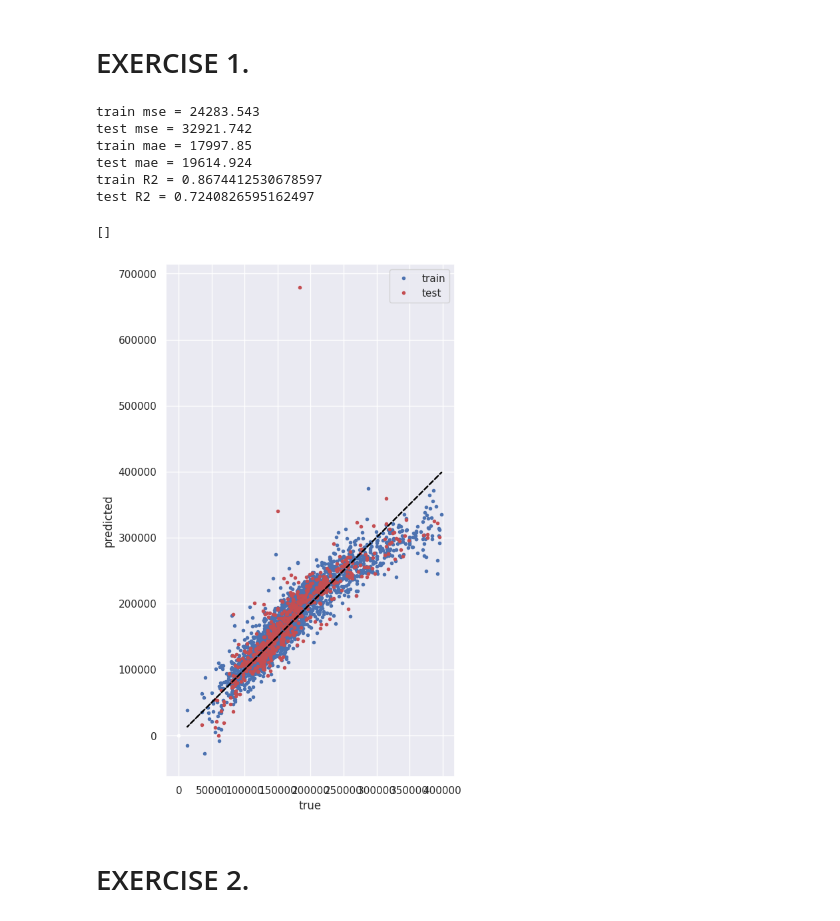
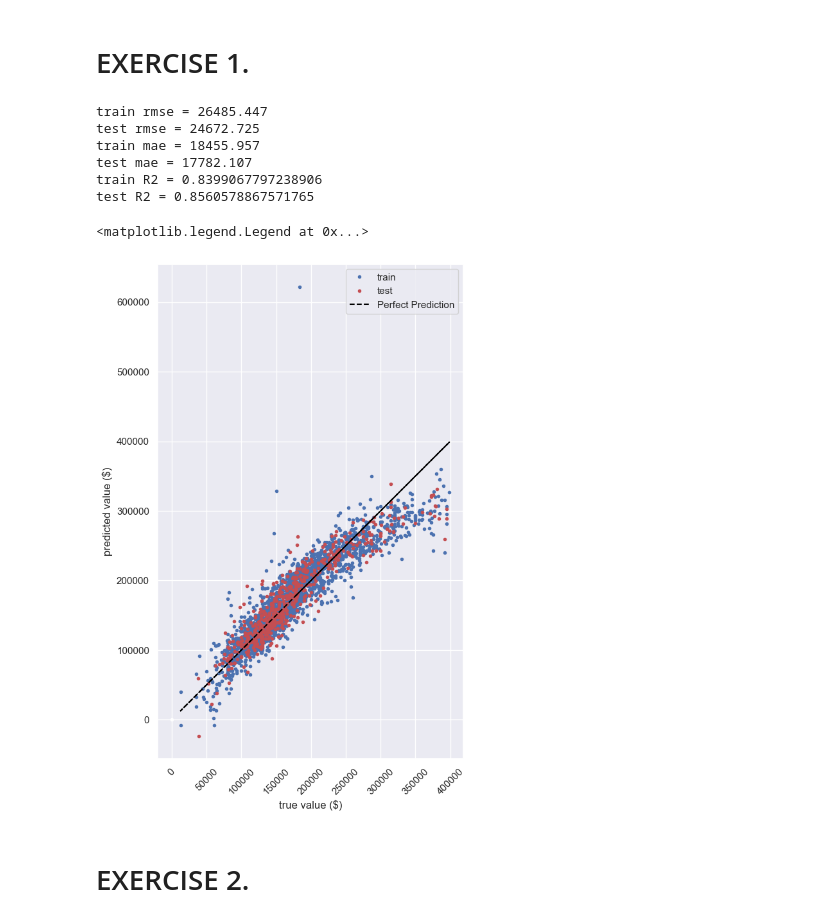
Before and after one commit to neworldemancer/DSF5, a Jupyter notebook: Solutions_1.ipynb, the cells around one changed output. Cells and saved outputs as stored; diff of their text form; code cells hidden in the pictures.

```diff
--- a/Solutions_1.ipynb
+++ b/Solutions_1.ipynb
@@ -260,49 +260,52 @@ Each of the training and test examples is assigned to one of the following label
 # Solution:
 x, y = house_prices_dataset()
 
 # 1. make train/test split
 x_train, x_test, y_train, y_test = train_test_split(x, y, test_size=0.2)
 
 # 2. fit the model
 reg = linear_model.LinearRegression()
 reg.fit(x_train, y_train)
 
 # 3. evaluate MSE, MAD, and R2 on train and test datasets
 #prediction:
 y_p_train = reg.predict(x_train)
 y_p_test = reg.predict(x_test)
 
+residuals_train = y_train - y_p_train
+residuals_test = y_test - y_p_test
+
 # mse
-print('train mse =', np.std(y_train - y_p_train))
-print('test mse =', np.std(y_test - y_p_test))
+print('train rmse =', np.sqrt( np.mean(residuals_train**2)   ) )
+print('test rmse =', np.sqrt( np.mean(residuals_test**2)   ) )
 # mse
-print('train mae =', np.mean(np.abs(y_train - y_p_train)))
-print('test mae =', np.mean(np.abs(y_test - y_p_test)))
+print('train mae =', np.mean(np.abs(residuals_train)))
+print('test mae =', np.mean(np.abs(residuals_test)))
 # R2
 print('train R2 =', reg.score(x_train, y_train))
 print('test R2 =', reg.score(x_test, y_test))
 
 # 4. plot y vs predicted y for test and train parts
 plt.figure(figsize=(10,10))
 plt.plot(y_train, y_p_train, 'b.', label='train')
 plt.plot(y_test, y_p_test, 'r.', label='test')
-plt.plot(y_train,y_train,'--',color='black')
+plt.plot(y_train,y_train,'--',color='black', label='Perfect Prediction')
 
 plt.plot([0], [0], 'w.')  # dummy to have origin
-plt.xlabel('true')
-plt.ylabel('predicted')
+plt.xlabel('true value ($)')
+plt.ylabel('predicted value ($)')
+_ = plt.xticks(rotation=45)
 plt.gca().set_aspect('equal')
 plt.legend()
-plt.plot()
 # %% [output]
-train mse = 24283.543
-test mse = 32921.742
-train mae = 17997.85
-test mae = 19614.924
-train R2 = 0.8674412530678597
-test R2 = 0.7240826595162497
+train rmse = 26485.447
+test rmse = 24672.725
+train mae = 18455.957
+test mae = 17782.107
+train R2 = 0.8399067797238906
+test R2 = 0.8560578867571765
-[]
+<matplotlib.legend.Legend at 0x...>
-[figure, old version]
+[figure, new version]
 # %% [markdown]
 # EXERCISE 2.
 # %%
```
Also changed, not shown: parts of 21 cells of this notebook, 2 other files.
